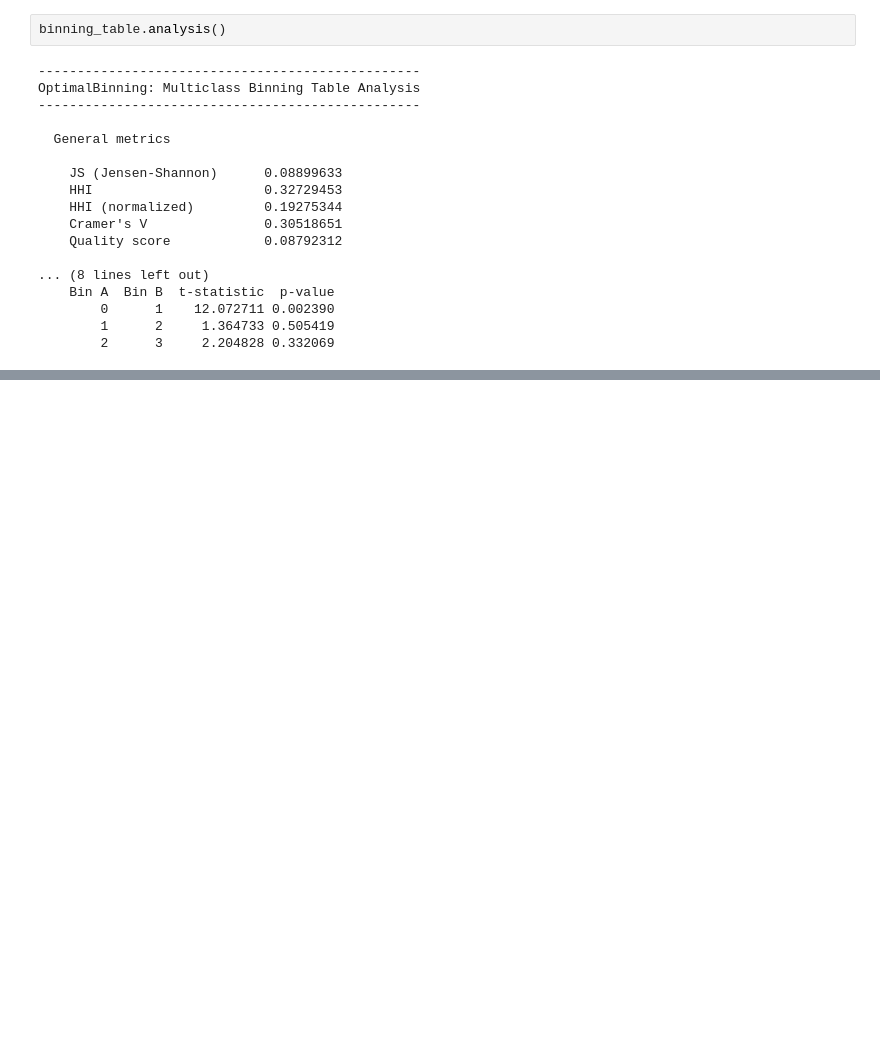
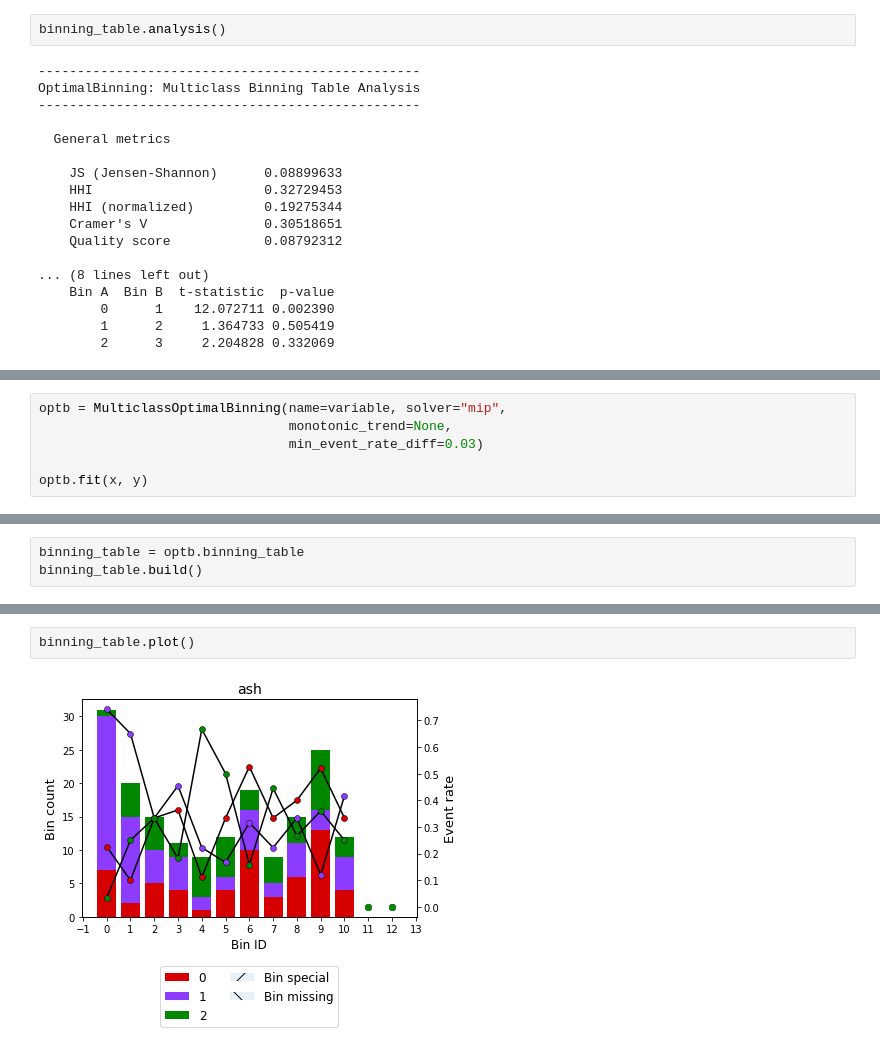
Before and after one commit to guillermo-navas-palencia/optbinning, a Jupyter notebook: doc/source/tutorials/tutorial_multiclass.ipynb, the cells around one changed output, grey strips where cells are left out. Cells and saved outputs as stored; diff of their text form; blank space fills up the shorter version.

```diff
--- a/doc/source/tutorials/tutorial_multiclass.ipynb
+++ b/doc/source/tutorials/tutorial_multiclass.ipynb
@@ -253,0 +258,6 @@ OptimalBinning: Multiclass Binning Table Analysis
+# %%
+optb = MulticlassOptimalBinning(name=variable, solver="mip",
+                                monotonic_trend=None,
+                                min_event_rate_diff=0.03)
+
+optb.fit(x, y)
@@ -253,0 +287,3 @@ OptimalBinning: Multiclass Binning Table Analysis
+# %%
+binning_table = optb.binning_table
+binning_table.build()
@@ -253,0 +306,4 @@ OptimalBinning: Multiclass Binning Table Analysis
+# %%
+binning_table.plot()
+# %% [output]
+[figure, added]
```
Also changed, not shown: parts of 6 cells of this notebook, 4 other files.
